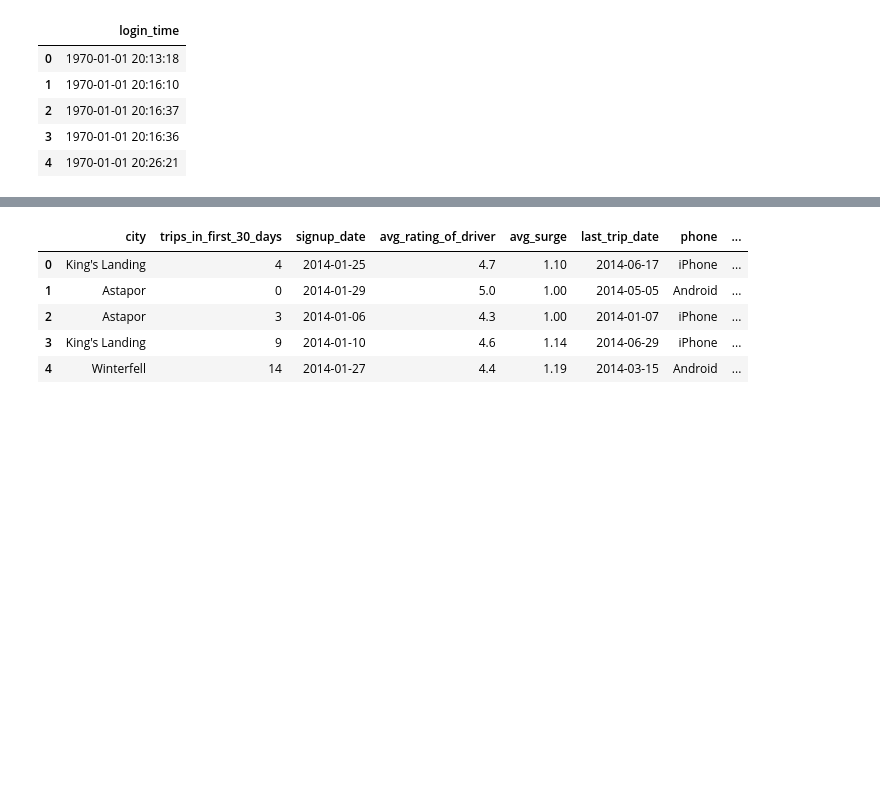
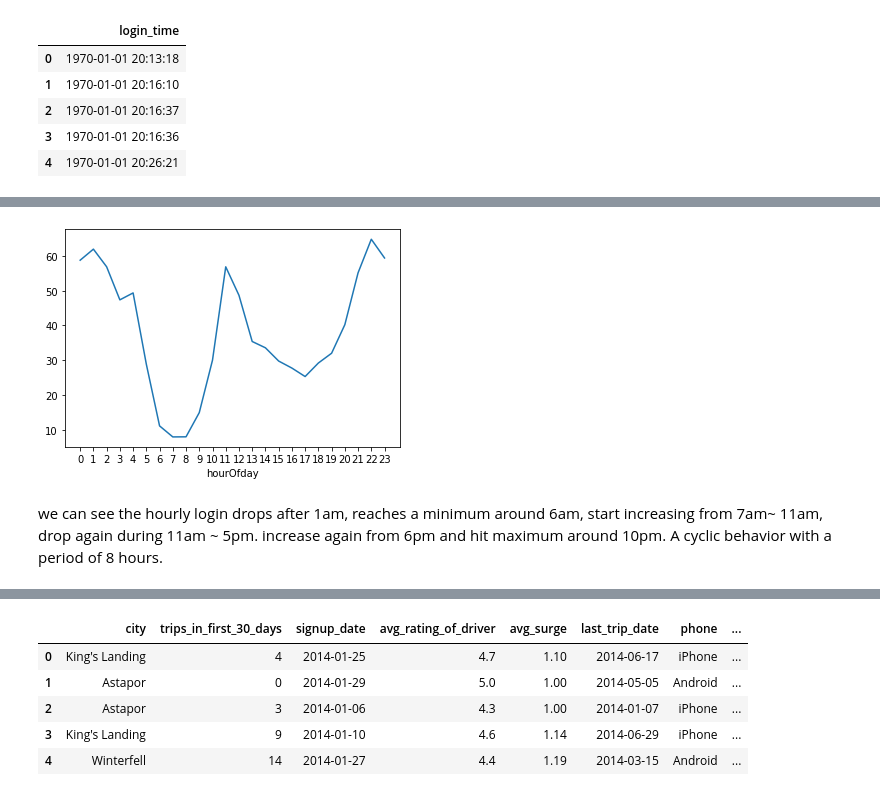
Before and after one commit to yoyo6022/Springboard-hands-on-project, a Jupyter notebook: ultimate_challenge/Ultimate_Challenge.ipynb, the cells around one changed output, grey strips where cells are left out. Drawn from its saved outputs; the diff is of its cells as text; code cells hidden in the pictures; blank space fills up the shorter version.

```diff
--- a/ultimate_challenge/Ultimate_Challenge.ipynb
+++ b/ultimate_challenge/Ultimate_Challenge.ipynb
@@ -18,0 +126,9 @@ df1.head()
+# %%
+df1_h.groupby('hourOfday')['count'].mean().plot()
+plt.xticks(np.arange(0,24,1))
+plt.show()
+# %% [output]
+[figure, added]
+# %% [markdown]
+we can see the hourly login drops after 1am, reaches a minimum around 6am, start increasing from 7am~ 11am, drop again during 11am ~ 5pm.
+increase again from 6pm and hit maximum around 10pm. A cyclic behavior with a period of 8 hours.
```
Also changed, not shown: parts of 27 cells of this notebook.
